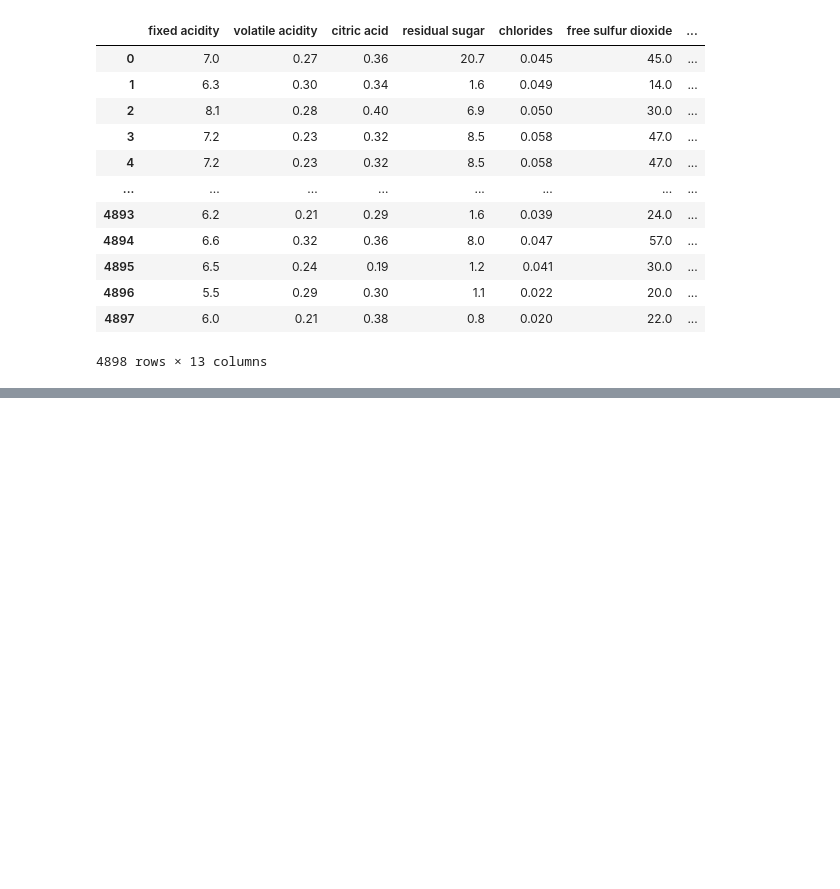
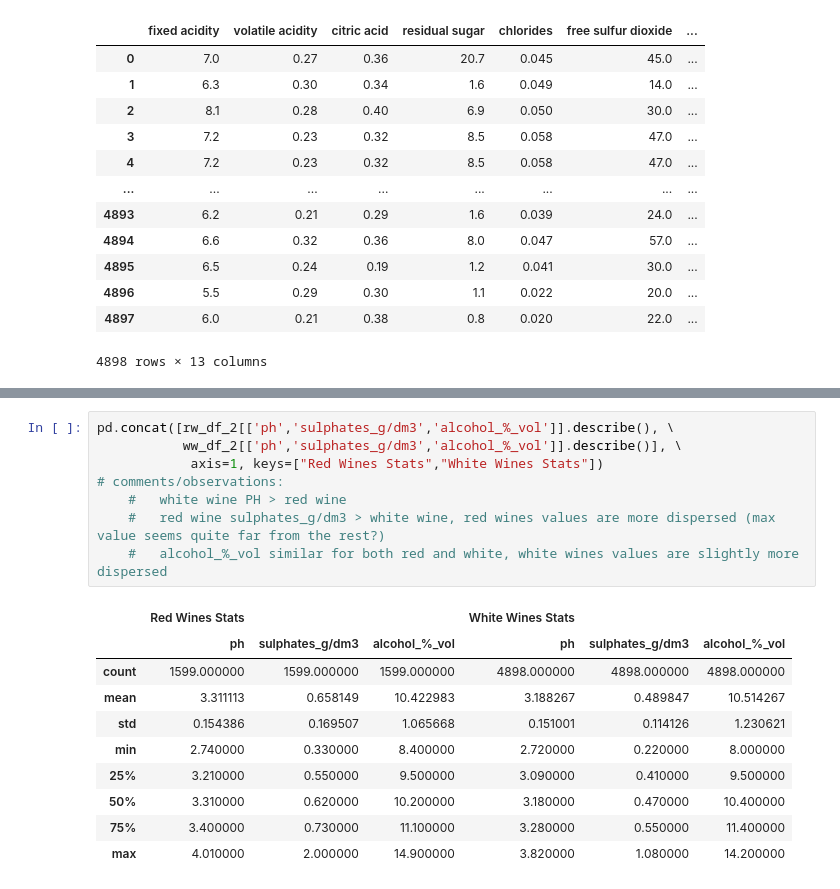
Before and after one commit to TimGarnault/project_2, a Jupyter notebook: sprint_1.ipynb, the cells around one changed output, grey strips where cells are left out. Cells and saved outputs as stored; diff of their text form; blank space fills up the shorter version.

```diff
--- a/sprint_1.ipynb
+++ b/sprint_1.ipynb
@@ -229,0 +312,19 @@ white_wine_df
+# %%
+pd.concat([rw_df_2[['ph','sulphates_g/dm3','alcohol_%_vol']].describe(), \
+           ww_df_2[['ph','sulphates_g/dm3','alcohol_%_vol']].describe()], \
+            axis=1, keys=["Red Wines Stats","White Wines Stats"])
+# comments/observations:
+    #   white wine PH > red wine
+    #   red wine sulphates_g/dm3 > white wine, red wines values are more dispersed (max value seems quite far from the rest?)
+    #   alcohol_%_vol similar for both red and white, white wines values are slightly more dispersed
+# %% [output]
+|  | Red Wines Stats |  |  | White Wines Stats |  |  |
+|  | ph | sulphates_g/dm3 | alcohol_%_vol | ph | sulphates_g/dm3 | alcohol_%_vol |
+| count | 1599.000000 | 1599.000000 | 1599.000000 | 4898.000000 | 4898.000000 | 4898.000000 |
+| mean | 3.311113 | 0.658149 | 10.422983 | 3.188267 | 0.489847 | 10.514267 |
+| std | 0.154386 | 0.169507 | 1.065668 | 0.151001 | 0.114126 | 1.230621 |
+| min | 2.740000 | 0.330000 | 8.400000 | 2.720000 | 0.220000 | 8.000000 |
+| 25% | 3.210000 | 0.550000 | 9.500000 | 3.090000 | 0.410000 | 9.500000 |
+| 50% | 3.310000 | 0.620000 | 10.200000 | 3.180000 | 0.470000 | 10.400000 |
+| 75% | 3.400000 | 0.730000 | 11.100000 | 3.280000 | 0.550000 | 11.400000 |
+| max | 4.010000 | 2.000000 | 14.900000 | 3.820000 | 1.080000 | 14.200000 |
```
Also changed, not shown: parts of 5 cells of this notebook, 2 other files.
